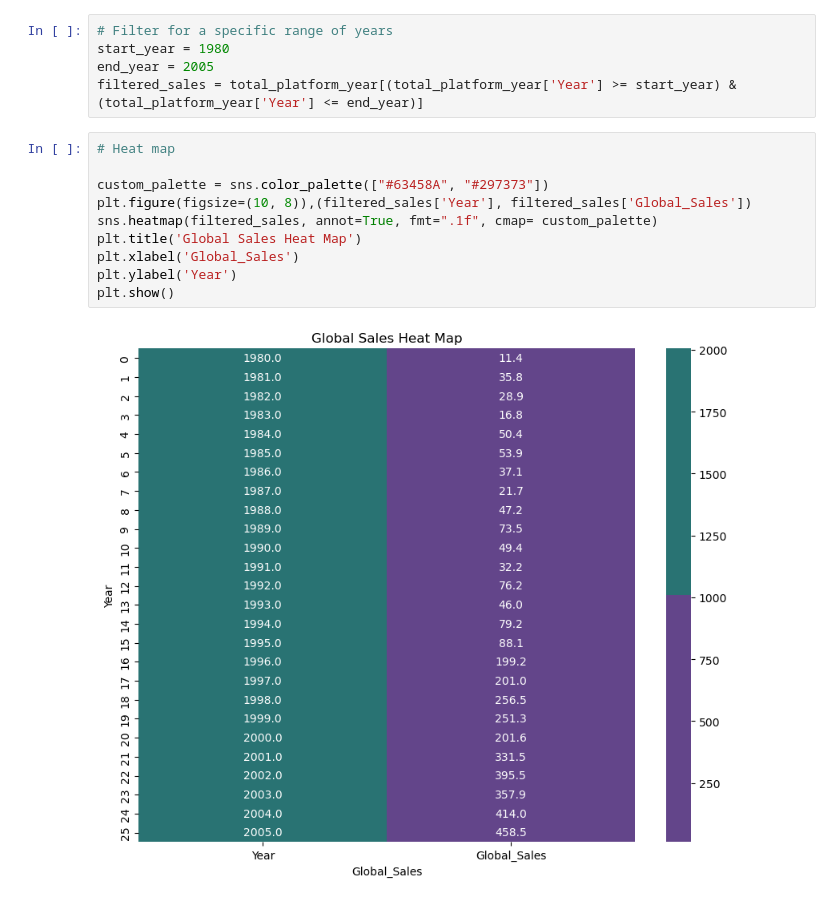
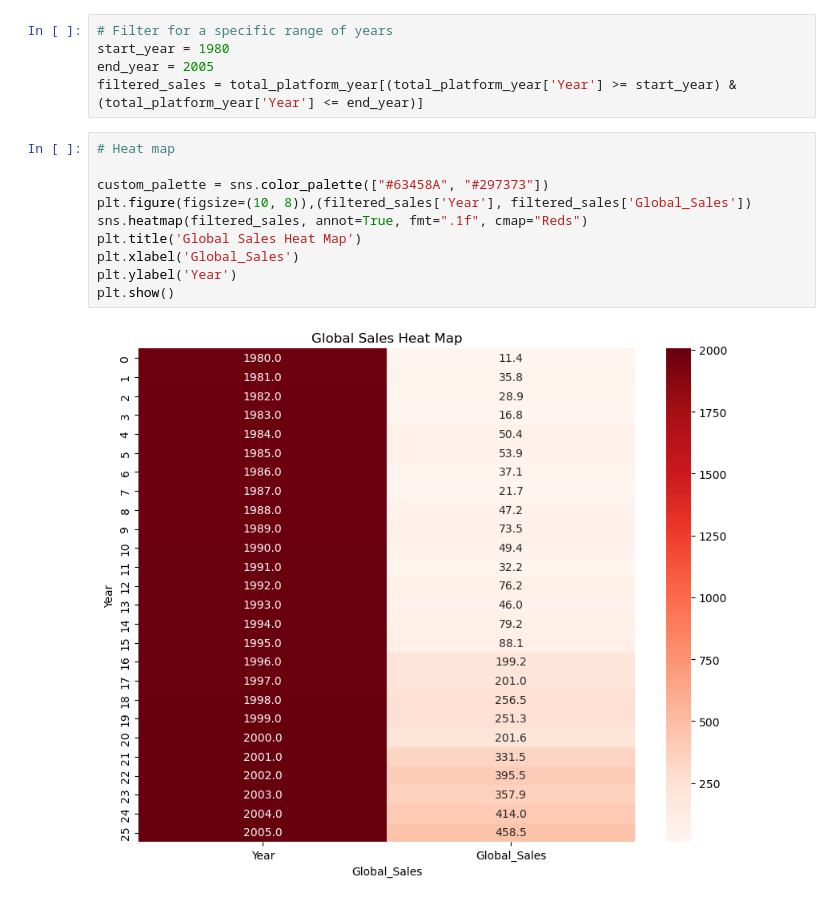
Before and after one commit to CymbalOfJoy/Project_1-Group_3, a Jupyter notebook: Data for Video Game Sales/Regression.ipynb, the cells around one changed output. Saved outputs shown, nothing was run; the diff lists cells and outputs as text.

```diff
--- a/Data for Video Game Sales/Regression.ipynb
+++ b/Data for Video Game Sales/Regression.ipynb
@@ -94,12 +94,12 @@ filtered_sales = total_platform_year[(total_platform_year['Year'] >= start_year)
 # %%
 # Heat map
 
 custom_palette = sns.color_palette(["#63458A", "#297373"])
 plt.figure(figsize=(10, 8)),(filtered_sales['Year'], filtered_sales['Global_Sales'])
-sns.heatmap(filtered_sales, annot=True, fmt=".1f", cmap= custom_palette)
+sns.heatmap(filtered_sales, annot=True, fmt=".1f", cmap="Reds")
 plt.title('Global Sales Heat Map')
 plt.xlabel('Global_Sales')
 plt.ylabel('Year')
 plt.show()
 # %% [output]
-[figure, old version]
+[figure, new version]
```
